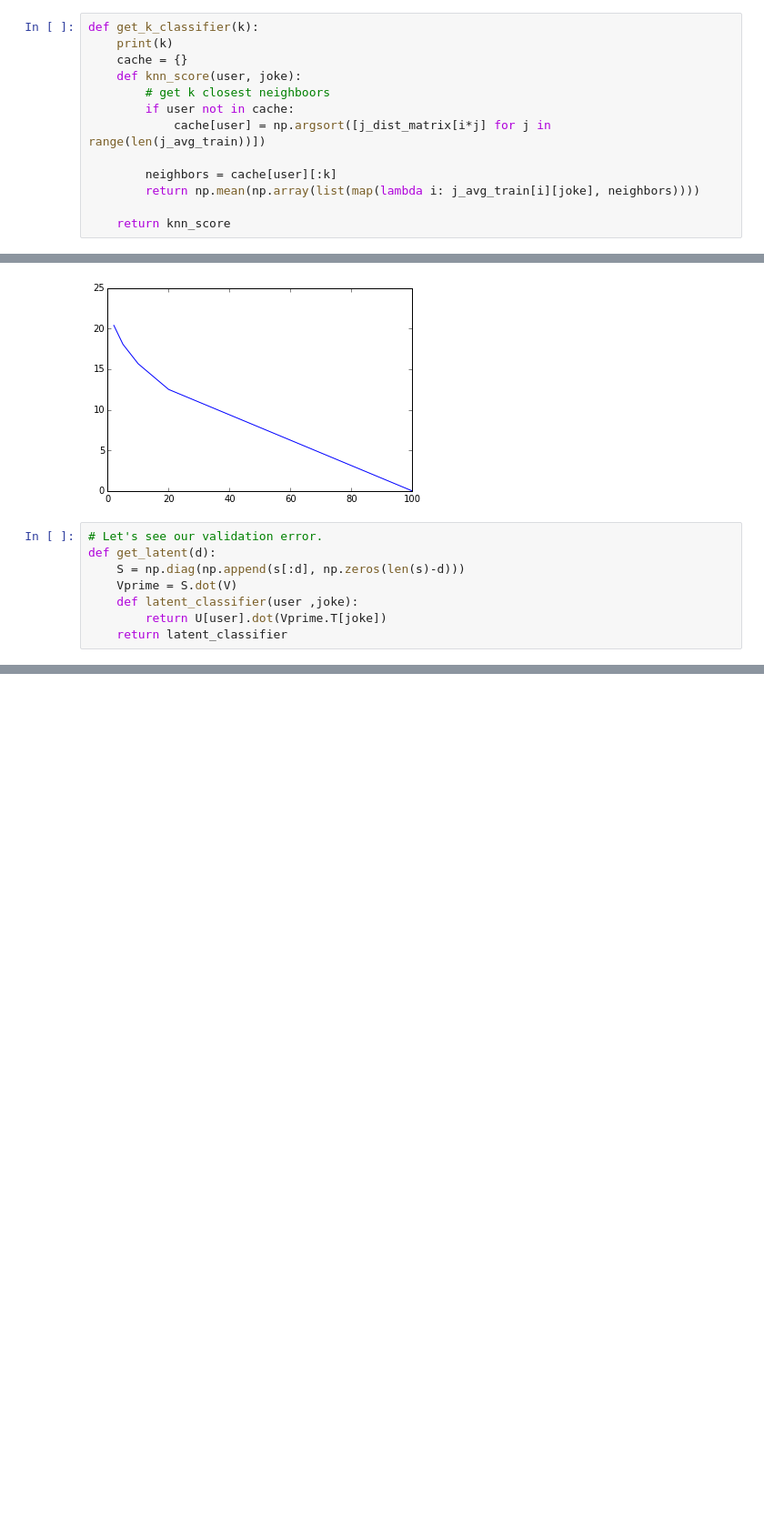
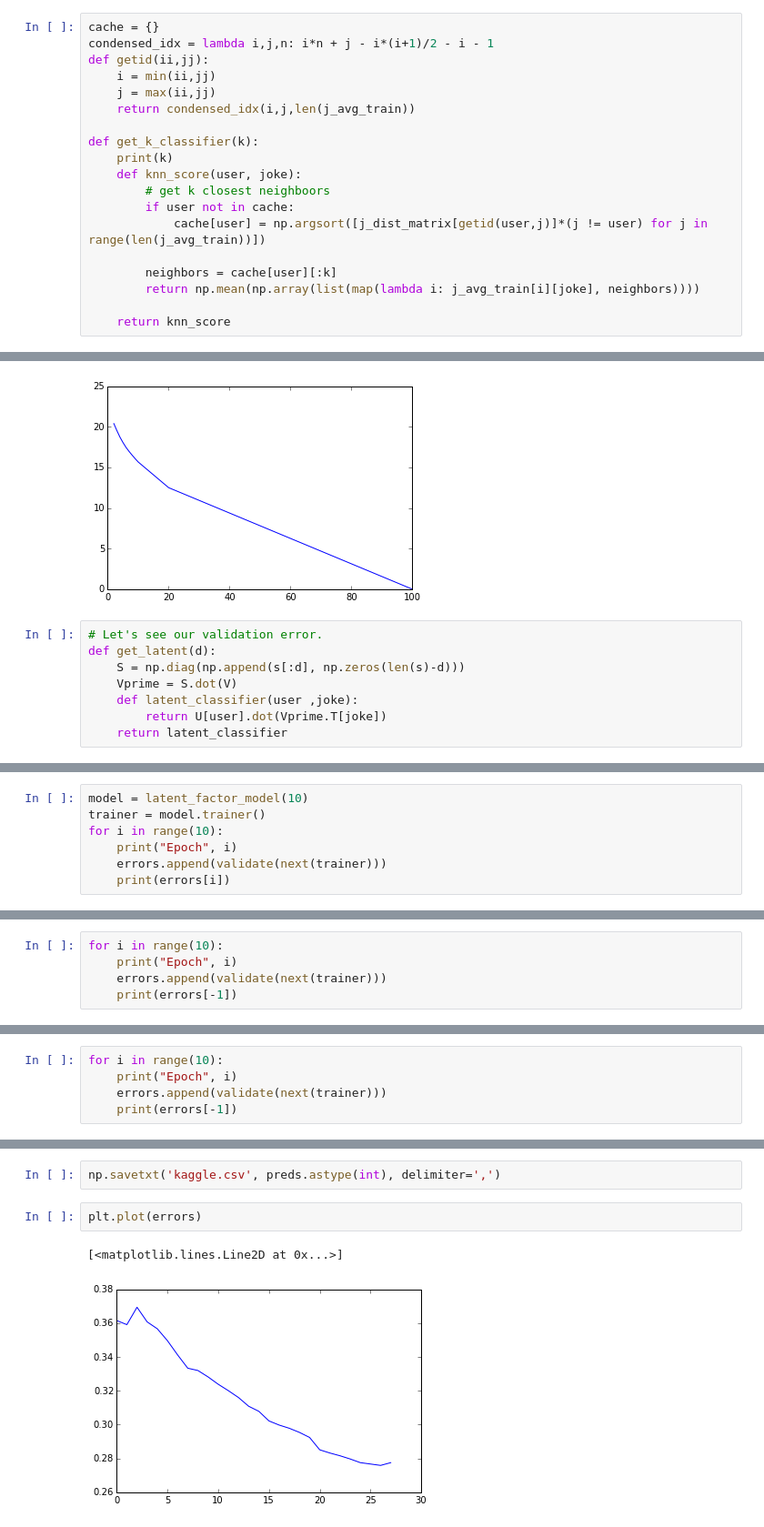
Before and after one commit to MadcowD/cs189, a Jupyter notebook: hw7/hw.ipynb, the cells around one changed output, grey strips where cells are left out. Shown: that part at 91% size. Cells and saved outputs as stored; diff of their text form; blank space fills up the shorter version.

```diff
--- a/hw7/hw.ipynb
+++ b/hw7/hw.ipynb
@@ -124,13 +124,19 @@ We do a k-nearest neighboors approach and take the average of those nearest neig
 import scipy.spatial
 j_dist_matrix = scipy.spatial.distance.pdist(j_avg_train, 'euclidean')
 # %%
+cache = {}
+condensed_idx = lambda i,j,n: i*n + j - i*(i+1)/2 - i - 1
+def getid(ii,jj):
+    i = min(ii,jj)
+    j = max(ii,jj)
+    return condensed_idx(i,j,len(j_avg_train))
+
 def get_k_classifier(k):
     print(k)
-    cache = {}
     def knn_score(user, joke):
         # get k closest neighboors
         if user not in cache:
-            cache[user] = np.argsort([j_dist_matrix[i*j] for j in range(len(j_avg_train))])
+            cache[user] = np.argsort([j_dist_matrix[getid(user,j)]*(j != user) for j in range(len(j_avg_train))])
 
         neighbors = cache[user][:k]
         return np.mean(np.array(list(map(lambda i: j_avg_train[i][joke], neighbors))))
@@ -208,0 +276,7 @@ error
+# %%
+model = latent_factor_model(10)
+trainer = model.trainer()
+for i in range(10):
+    print("Epoch", i)
+    errors.append(validate(next(trainer)))
+    print(errors[i])
@@ -208,0 +301,5 @@ error
+# %%
+for i in range(10):
+    print("Epoch", i)
+    errors.append(validate(next(trainer)))
+    print(errors[-1])
@@ -208,0 +324,5 @@ error
+# %%
+for i in range(10):
+    print("Epoch", i)
+    errors.append(validate(next(trainer)))
+    print(errors[-1])
@@ -208,0 +371,7 @@ error
+# %%
+np.savetxt('kaggle.csv', preds.astype(int), delimiter=',')
+# %%
+plt.plot(errors)
+# %% [output]
+[<matplotlib.lines.Line2D at 0x...>]
+[figure, added]
```
Also changed, not shown: parts of 16 cells of this notebook, 13 other files.
